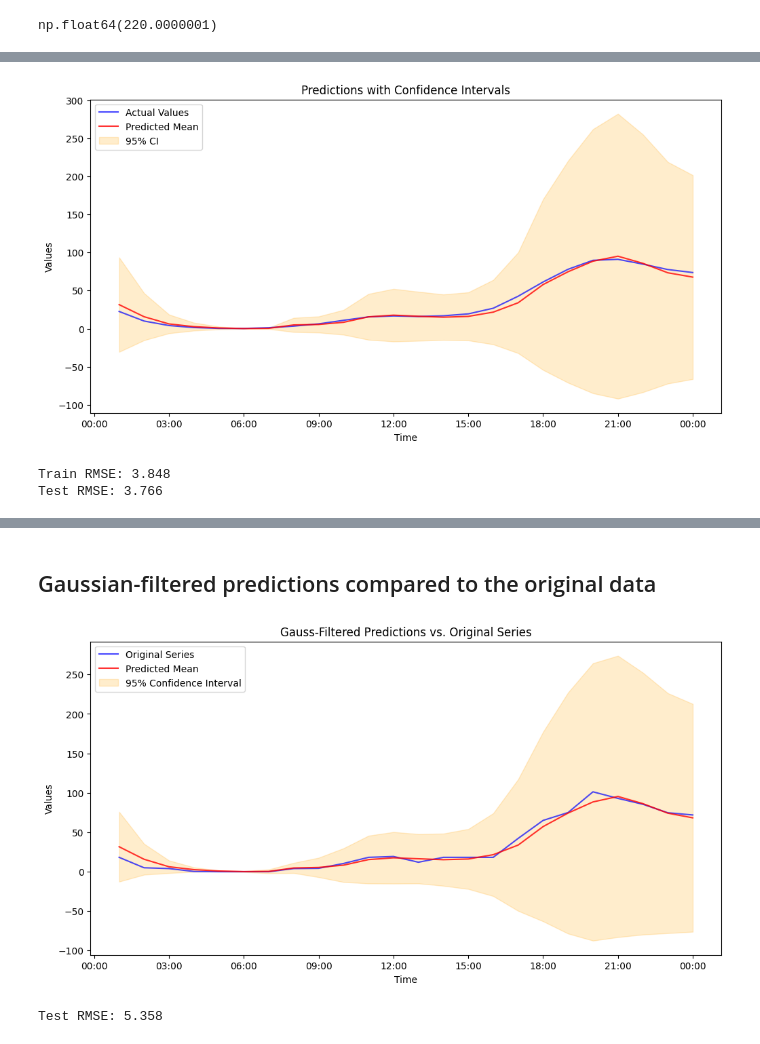
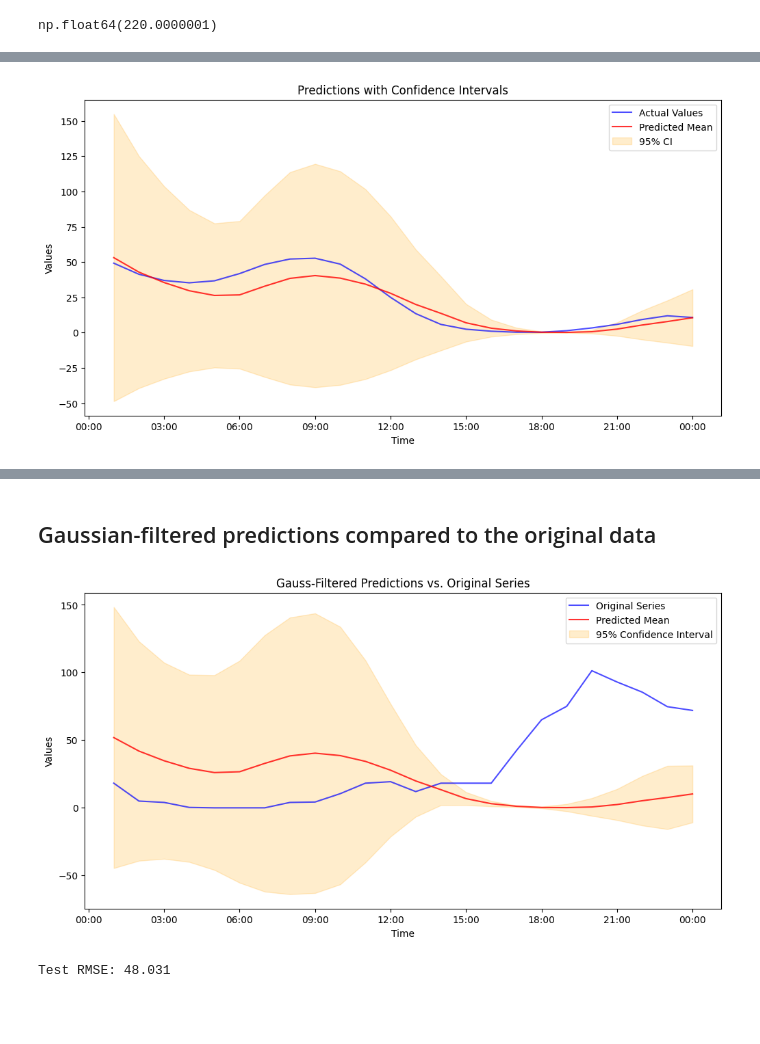
Before and after one commit to storralbod/deeplearning, a Jupyter notebook: test.ipynb, the cells around one changed output, grey strips where cells are left out. Saved outputs shown, nothing was run; the diff lists cells and outputs as text; code cells hidden in the pictures; blank space fills up the shorter version.

```diff
--- a/test.ipynb
+++ b/test.ipynb
@@ -57,14 +76,14 @@ Test RMSE: 30.901
 # %%
 gauss_data = pd.Series(gaussian_filter(data_series, sigma=1), index=data_series.index).astype(float)
 # running LSTM with Gaussian-filtered data
-look_back = 36
+look_back = 55
 log = True
 difference = True
 transforms = [log, difference]
 
 nodes = 4
 epochs = 50
-verbose = 0 # 0=print no output, 1=most, 2=less, 3=least
+verbose = 1 # 0=print no output, 1=most, 2=less, 3=least
 lstm_params = [nodes, epochs, verbose]
 
 # This compares the predicted values to the gaussian-filtered data
@@ -75,3 +110 @@ y_test, pred_mean, pred_std = lf.lstm_model(gauss_data, look_back, transforms, l
-[figure, old version]
+[figure, new version]
-Train RMSE: 3.848
-Test RMSE: 3.766
@@ -80,5 +130,5 @@ Test RMSE: 3.766
 # %%
 gaussian_compare = lf.gauss_compare(data_series, pred_mean, pred_std)
 # %% [output]
-[figure, old version]
+[figure, new version]
-Test RMSE: 5.358
+Test RMSE: 48.031
```
Also changed, not shown: parts of 2 cells of this notebook, 1 other file.
